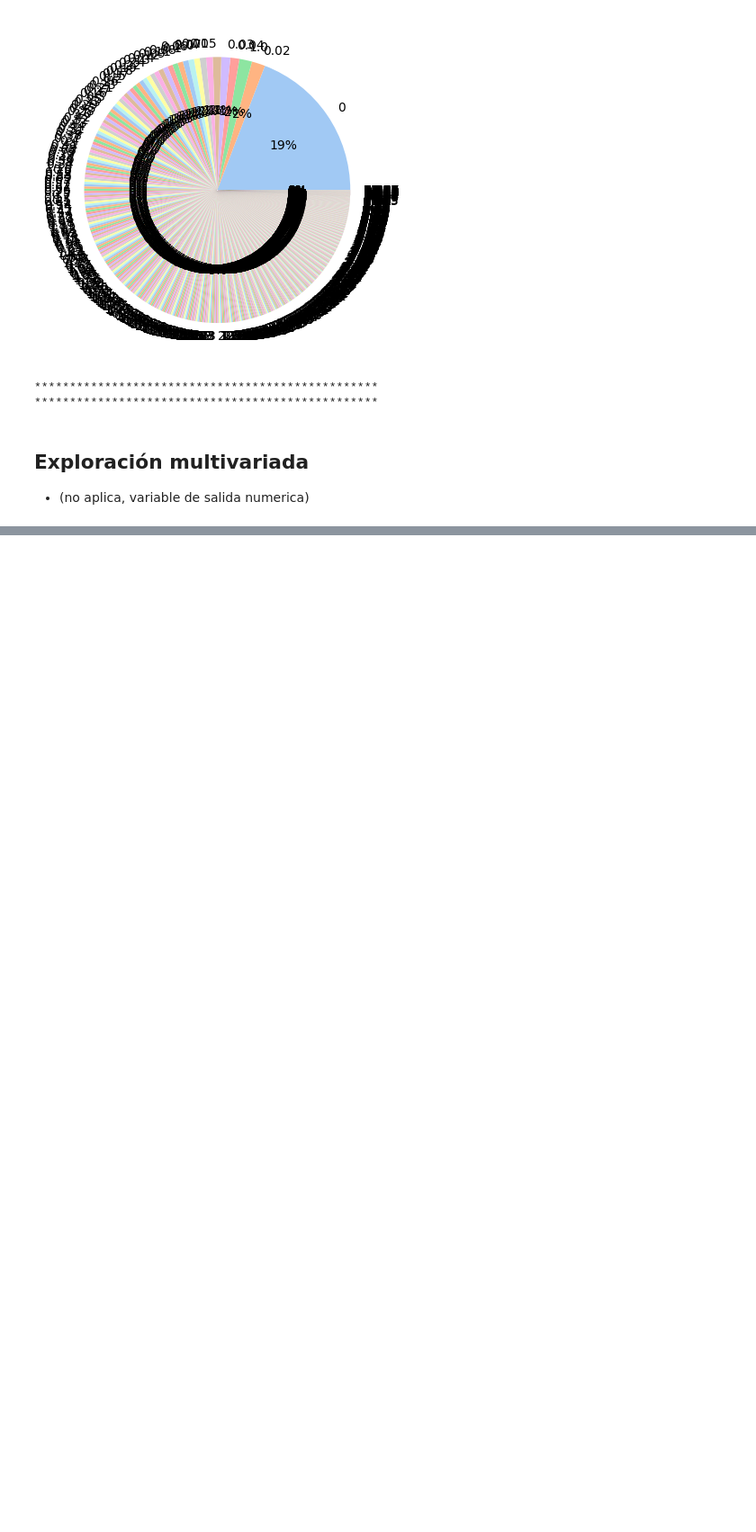
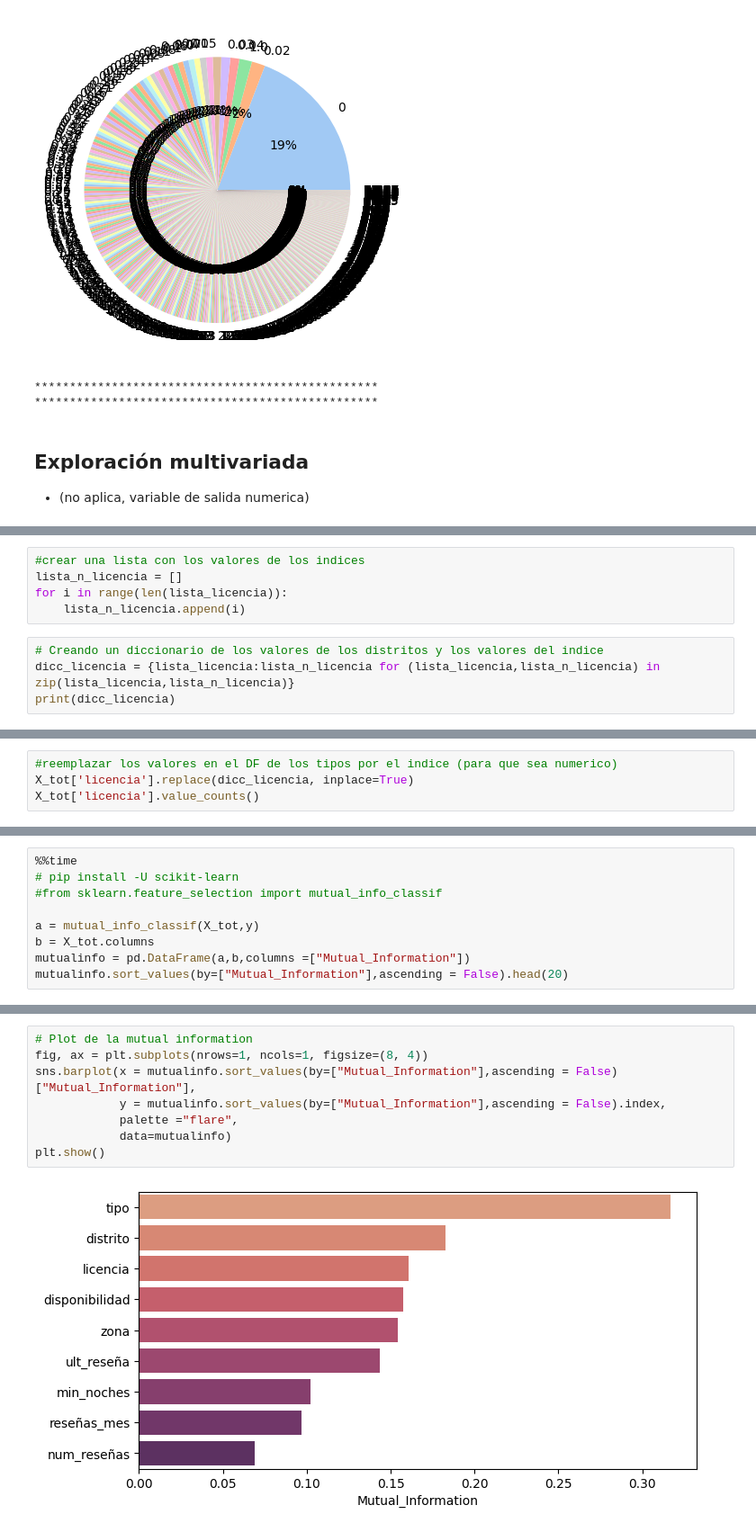
Before and after one commit to goinsurances/airbnb_madrid, a Jupyter notebook: desa_airbnb_madrid/notebook/airbnb_madrid.ipynb, the cells around one changed output, grey strips where cells are left out. Shown at 90% size. Cells and saved outputs as stored; diff of their text form; blank space fills up the shorter version.

```diff
--- a/desa_airbnb_madrid/notebook/airbnb_madrid.ipynb
+++ b/desa_airbnb_madrid/notebook/airbnb_madrid.ipynb
@@ -928,0 +1303,9 @@ reseñas_mes
+# %%
+#crear una lista con los valores de los indices
+lista_n_licencia = []
+for i in range(len(lista_licencia)):
+    lista_n_licencia.append(i)
+# %%
+# Creando un diccionario de los valores de los distritos y los valores del indice
+dicc_licencia = {lista_licencia:lista_n_licencia for (lista_licencia,lista_n_licencia) in zip(lista_licencia,lista_n_licencia)}
+print(dicc_licencia)
@@ -928,0 +1314,4 @@ reseñas_mes
+# %%
+#reemplazar los valores en el DF de los tipos por el indice (para que sea numerico)
+X_tot['licencia'].replace(dicc_licencia, inplace=True)
+X_tot['licencia'].value_counts()
@@ -928,0 +1350,9 @@ reseñas_mes
+# %%
+%%time
+# pip install -U scikit-learn
+#from sklearn.feature_selection import mutual_info_classif
+
+a = mutual_info_classif(X_tot,y)
+b = X_tot.columns
+mutualinfo = pd.DataFrame(a,b,columns =["Mutual_Information"])
+mutualinfo.sort_values(by=["Mutual_Information"],ascending = False).head(20)
@@ -928,0 +1372,10 @@ reseñas_mes
+# %%
+# Plot de la mutual information
+fig, ax = plt.subplots(nrows=1, ncols=1, figsize=(8, 4))
+sns.barplot(x = mutualinfo.sort_values(by=["Mutual_Information"],ascending = False)["Mutual_Information"],
+            y = mutualinfo.sort_values(by=["Mutual_Information"],ascending = False).index,
+            palette ="flare",
+            data=mutualinfo)
+plt.show()
+# %% [output]
+[figure, added]
```
Also changed, not shown: parts of 67 cells of this notebook, 2 other files.
